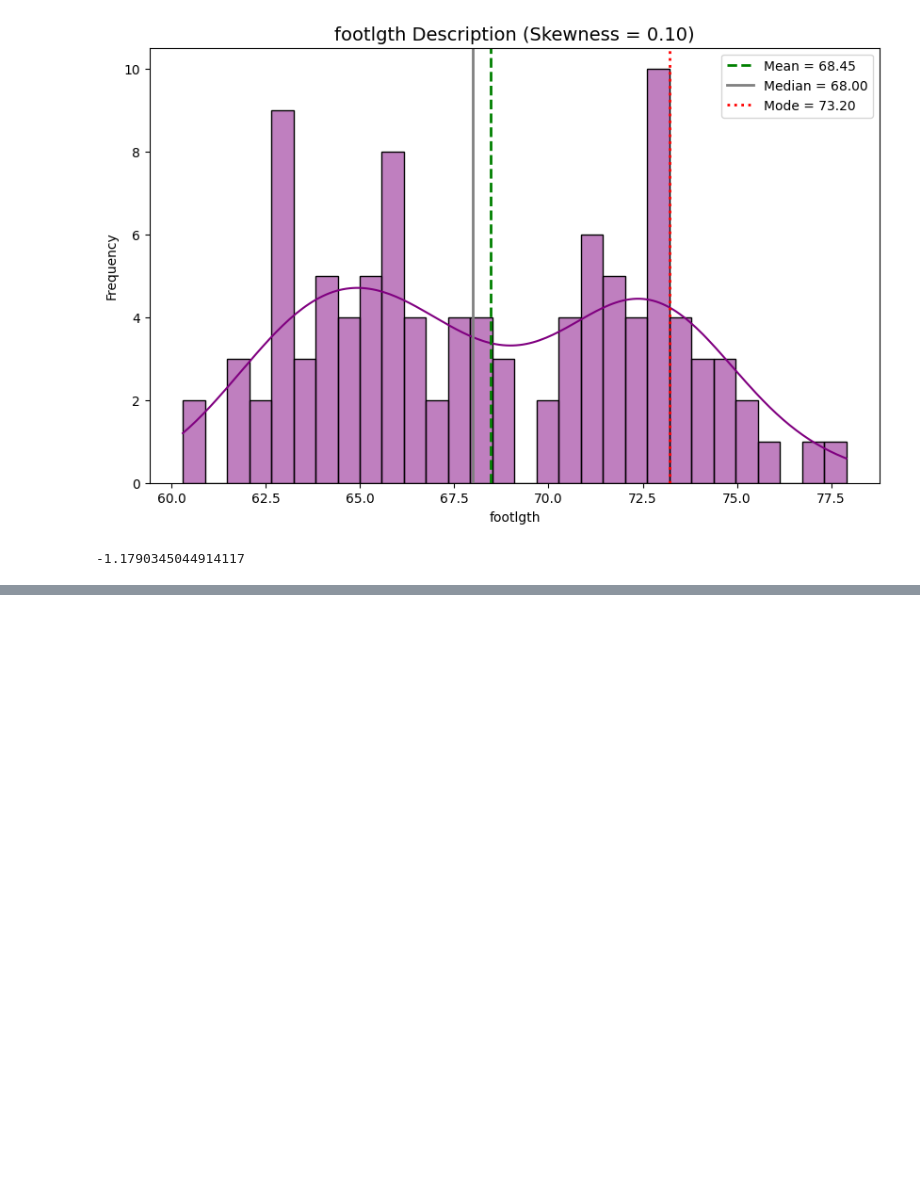
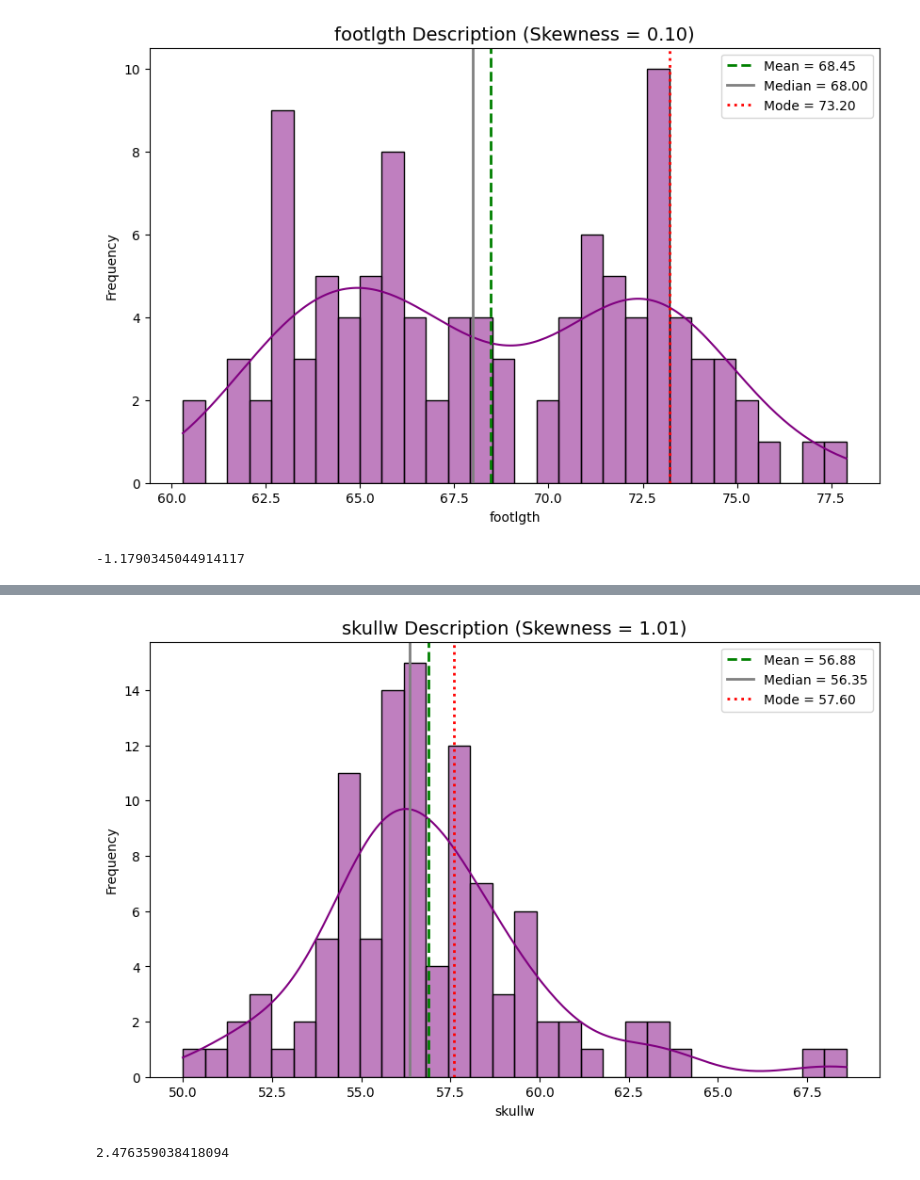
Before and after one commit to alfamado/task, a Jupyter notebook: stats/statistics_task4.ipynb, the cells around one changed output, grey strips where cells are left out. Cells and saved outputs as stored; diff of their text form; code cells hidden in the pictures; blank space fills up the shorter version.

```diff
--- a/stats/statistics_task4.ipynb
+++ b/stats/statistics_task4.ipynb
@@ -829,0 +1043,23 @@ TypeError: Could not convert ['VicVicVicVicVicVicVicVicVicVicVicVicVicVicVicVicV
+# %%
+plt.figure(figsize=(10,6))
+sns.histplot(skullw, bins=30, kde=True, color="purple")
+
+# Add vertical lines
+plt.axvline(skullw_mean, color='green', linestyle='--', linewidth=2, label=f'Mean = {skullw_mean:.2f}')
+plt.axvline(skullw_median, color='grey', linestyle='-', linewidth=2, label=f'Median = {skullw_median:.2f}')
+plt.axvline(skullw_mode, color='red', linestyle=':', linewidth=2, label=f'Mode = {skullw_mode:.2f}')
+
+# Add title and skewness
+plt.title(f"skullw Description (Skewness = {skullw_skew:.2f})", fontsize=14)
+plt.xlabel("skullw")
+plt.ylabel("Frequency")
+plt.legend()
+
+plt.show()
+# %% [output]
+[figure, added]
+# %%
+kurtosis = df['skullw'].kurtosis()
+print(kurtosis)
+# %% [output]
+2.476359038418094
```
Also changed, not shown: parts of 19 cells of this notebook.
